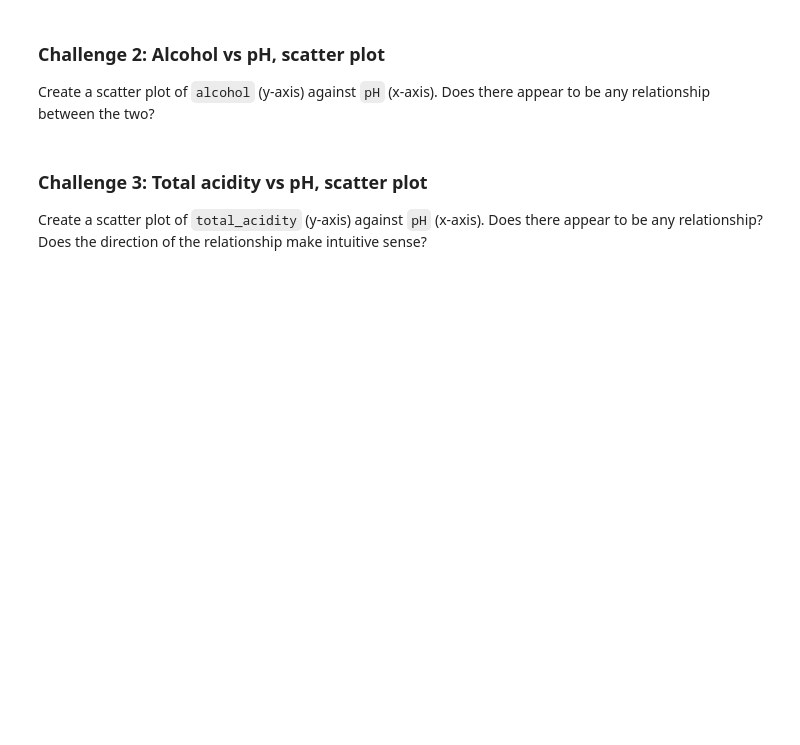
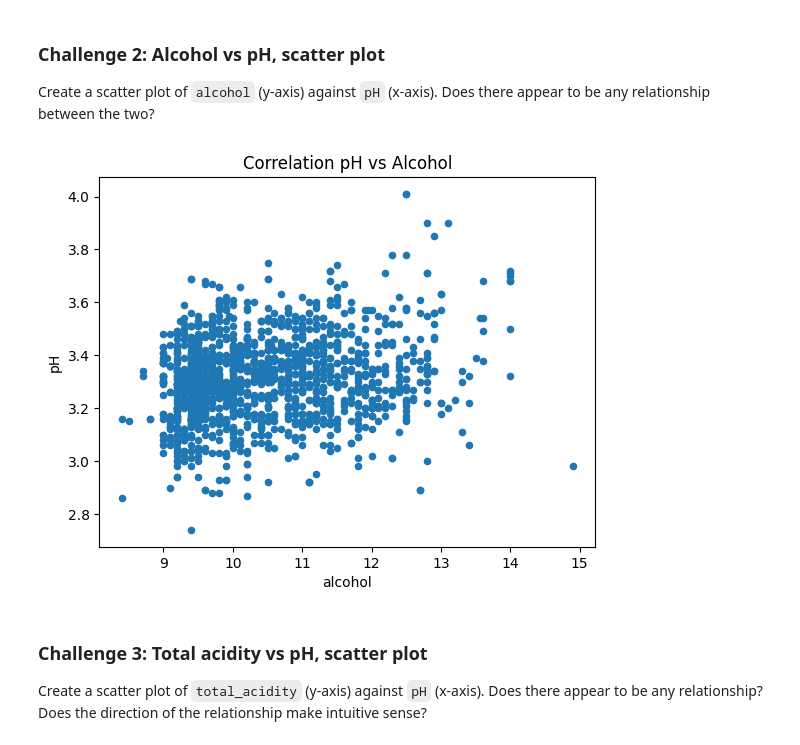
Before and after one commit to andrioliserena/pandas, a Jupyter notebook: 1_Pandas/03_Introduction_to_Visualization.ipynb, the cells around one changed output. Drawn from its saved outputs; the diff is of its cells as text; code cells hidden in the pictures; blank space fills up the shorter version.

```diff
--- a/1_Pandas/03_Introduction_to_Visualization.ipynb
+++ b/1_Pandas/03_Introduction_to_Visualization.ipynb
@@ -148,7 +174,16 @@ Plot the average `chlorides` value for each `quality` score as a bar chart.
 
 Create a scatter plot of `alcohol` (y-axis) against `pH` (x-axis). Does there appear to be any relationship between the two?
 # %%
-# YOUR CODE HERE
+df.plot(
+    kind = "scatter",
+    x = "alcohol",
+    y = "pH",
+    title = "Correlation pH vs Alcohol",
+)
+
+plt.show()
+# %% [output]
+[figure, added]
 # %% [markdown]
 ### Challenge 3: Total acidity vs pH, scatter plot
 
```
Also changed, not shown: parts of 12 cells of this notebook, 5 other files.
